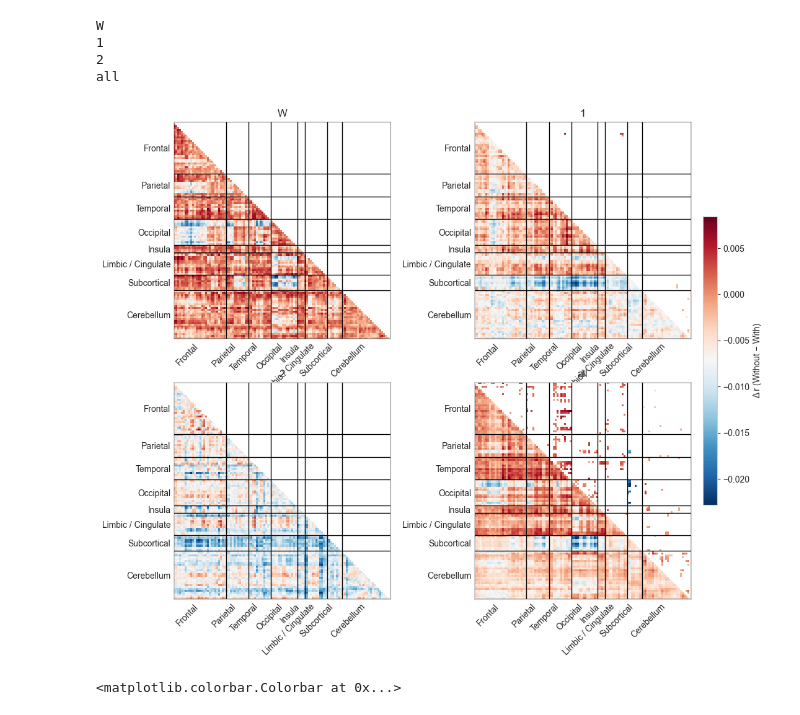
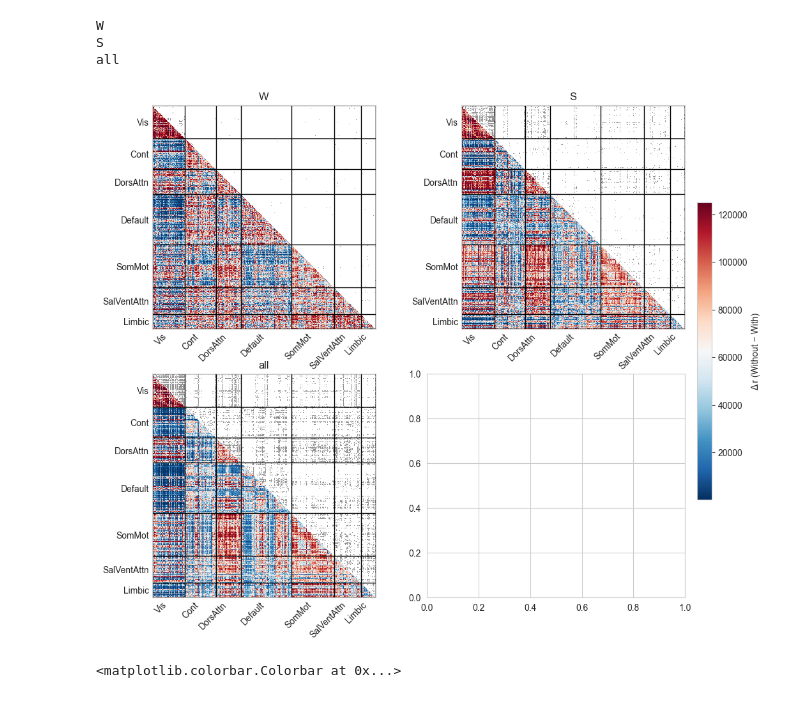
Before and after one commit to BCN-lab/sleepMReye, a Jupyter notebook: sleepmreye/notebooks/function_connectivity_analysis.ipynb, the cells around one changed output. Saved outputs shown, nothing was run; the diff lists cells and outputs as text; code cells hidden in the pictures.

```diff
--- a/sleepmreye/notebooks/function_connectivity_analysis.ipynb
+++ b/sleepmreye/notebooks/function_connectivity_analysis.ipynb
@@ -212,11 +212,11 @@ import re
 from nilearn import datasets
 
 atlases = {
-    "juelich": datasets.fetch_atlas_juelich('maxprob-thr25-2mm'),
+    # "juelich": datasets.fetch_atlas_juelich('maxprob-thr25-2mm'),
     # "ho": datasets.fetch_atlas_harvard_oxford("cort-maxprob-thr25-2mm"),
     # "ho_sub": datasets.fetch_atlas_harvard_oxford("sub-maxprob-thr25-2mm"),
     "schaefer500": datasets.fetch_atlas_schaefer_2018(n_rois=500, yeo_networks=7),
-    "aal": datasets.fetch_atlas_aal(),
+    # "aal": datasets.fetch_atlas_aal(),
 
 }
 
@@ -265,8 +265,9 @@ def aal_group(label: str) -> str:
         return "Cerebellum"
     return "Other"
 
-aal_groups = {lbl: aal_group(lbl) for lbl in atlases["aal"].labels}
-group_map["aal"] = aal_groups
-order_map["aal"] = ["Frontal", "Parietal", "Temporal", "Occipital",
-               "Insula", "Limbic / Cingulate", "Subcortical", "Cerebellum"]
+# aal_groups = {lbl: aal_group(lbl) for lbl in atlases["aal"].labels}
+# group_map["aal"] = aal_groups
+# order_map["aal"] = ["Frontal", "Parietal", "Temporal", "Occipital",
+#                "Insula", "Limbic / Cingulate", "Subcortical", "Cerebellum"]
+#
 # %% [output]
@@ -583,6 +593,17 @@ def plot_grouped_matrix(
     im = ax.imshow(M_masked, cmap=cmap, origin="upper",
                    interpolation="nearest", aspect="equal")
 
+    # Overlay sig mask in black on upper triangle
+    if sig_ord is not None:
+        iu = np.triu_indices_from(mat_ord, k=1)
+        sig_overlay = np.full_like(M_plot, np.nan)
+        sig_overlay[iu] = np.where(sig_ord[iu], 1.0, np.nan)  # 1 where sig, nan elsewhere
+        sig_masked_overlay = np.ma.masked_invalid(sig_overlay)
+        ax.imshow(sig_masked_overlay, cmap="Greys", origin="upper",
+          interpolation="nearest", aspect="equal",
+          vmin=0, vmax=2,  # vmax > 1 makes the gray lighter
+          alpha=1.0)
+
     # group grid lines and box
     for s, e, _ in bounds:
         ax.axhline(e - 0.5, color="k", lw=1)
@@ -606,7 +627,7 @@ def plot_grouped_matrix(
 
     return fig, ax, im, order, names_ord
 
-atlas_name = "aal"
+atlas_name = "schaefer500"
 if atlas_name in group_map:
     groups = [group_map[atlas_name][lbl] for lbl in atlases_results[atlas_name]["labels"]]
 else:
@@ -649,38 +670,38 @@ vmax = np.nanmax(all_vals) if all_vals.size else 1.0
 vlim_shared = (-vmax, vmax)
 
 # Plot grid
 fig, axes = plt.subplots(2, 2, figsize=(12, 10))
 axes = axes.ravel()
 ims = []
 
 for ax, st in zip(axes, states.keys()):
     _, _, im, order, names_ord = plot_grouped_matrix(
         diff_by_state[st],
         groups=groups,  # keep your existing groups variable
         group_order=orders,
         roi_names=atlases_results[atlas_name]["labels"],
         vlim=vlim_shared,
         title=f"{st}",
         hide_diagonal=True,
         sig_mask=sig_by_state[st],
         upper_triangle_masked=True,
         ax=ax,
-        show_colorbar=False
+        show_colorbar=False,
+        rank=True,
     )
     ims.append(im)
 
 # One shared colorbar
 cbar = fig.colorbar(ims[0], ax=axes.tolist(), fraction=0.025, pad=0.02)
 cbar.set_label("Δ r (Without − With)")
-
+# TODO: Binarize sig map values
 # fig.tight_layout()
 plt.show()
 # %% [output]
 W
-1
-2
+S
 all
-[figure, old version]
+[figure, new version]
 # %%
 X = diff_by_state["all"]
 X_ranked  = rankdata(X, axis=None).reshape(X.shape)
```
Also changed, not shown: parts of 2 cells of this notebook, 2 other files.
